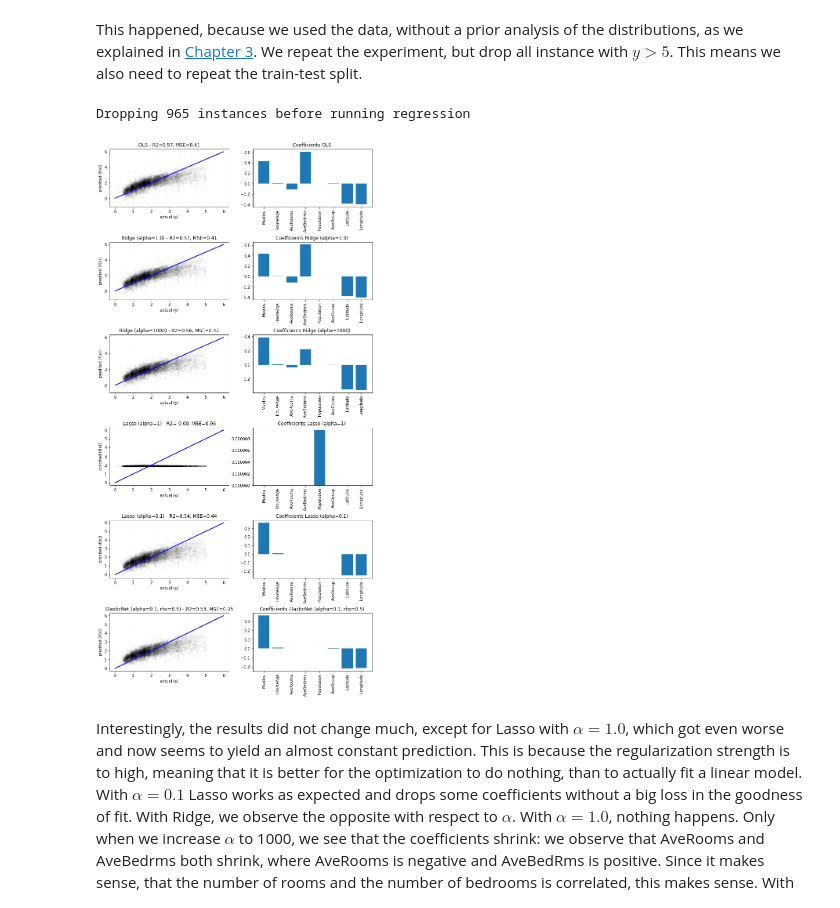
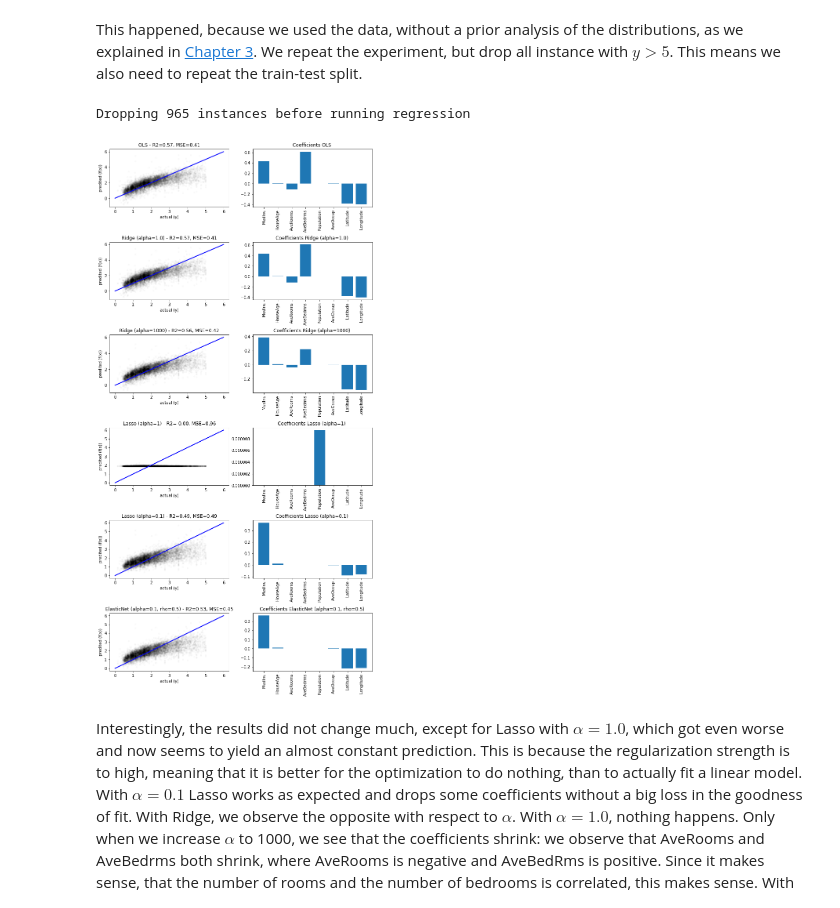
Before and after one commit to sherbold/intro-to-data-science, a Jupyter notebook: content/exercises/Solution_Regression.ipynb, the cells around one changed output. Drawn from its saved outputs; the diff is of its cells as text; code cells hidden in the pictures.

```diff
--- a/content/exercises/Solution_Regression.ipynb
+++ b/content/exercises/Solution_Regression.ipynb
@@ -66,7 +66,7 @@ names = ['OLS','Ridge (alpha=1.0)', 'Ridge (alpha=1000)', 'Lasso (alpha=1)','Las
 # Training and prediction
 Y_pred = {}
 for i,model in enumerate(models):
-    model.fit(X,Y)
+    model.fit(X_train,Y_train)
     Y_pred[names[i]] = model.predict(X_test)
 
 # Visualize Results
@@ -112,40 +112,40 @@ models = [linear_model.LinearRegression(),
           linear_model.Ridge(alpha=1),
           linear_model.Ridge(alpha=1000),
           linear_model.Lasso(alpha=1),
-          linear_model.Lasso(alpha=0.05),
+          linear_model.Lasso(alpha=0.1),
           linear_model.ElasticNet(alpha=0.1), ]
 names = ['OLS','Ridge (alpha=1.0)', 'Ridge (alpha=1000)', 'Lasso (alpha=1)','Lasso (alpha=0.1)', 'ElasticNet (alpha=0.1, rho=0.5)']
 
 # Training and prediction
 Y_pred = {}
 for i,model in enumerate(models):
     model.fit(X,Y)
     Y_pred[names[i]] = model.predict(X_test)
 
 # Visualize Results
 fig, axes = plt.subplots(len(models),2, figsize=(12,3.5*len(models)))
 y_max = 6
 for i, (model, name) in enumerate(zip(models, names)):
     r2 = r2_score(Y_test, Y_pred[name])
     mse = mean_squared_error(Y_test, Y_pred[name])
 
     axes[i,0].set_title('%s - R2=%.2f, MSE=%.2f' % (name, r2, mse))
     axes[i,0].scatter(Y_test, Y_pred[names[i]],  color='black', s=10, alpha=0.02)
     axes[i,0].plot([0, y_max],[0,y_max] , color='blue', linewidth=2)
     axes[i,0].set_xlabel('actual (y)')
     axes[i,0].set_ylabel('predited (f(x))')
 
 
     axes[i,1].set_title('Coefficients %s ' % name)
     axes[i,1].bar(predictors, model.coef_)
     axes[i,1].tick_params(axis='x', labelrotation=90)
 
 plt.subplots_adjust(left=None, bottom=0, right=None,
                     top=None, wspace=None, hspace=0.6)
 plt.show()
 # %% [output]
 Dropping 965 instances before running regression
-[figure, old version]
+[figure, new version]
 # %% [markdown]
 Interestingly, the results did not change much, except for Lasso with $\alpha=1.0$, which got even worse and now seems to yield an almost constant prediction. This is because the regularization strength is to high, meaning that it is better for the optimization to do nothing, than to actually fit a linear model. With $\alpha=0.1$ Lasso works as expected and drops some coefficients without a big loss in the goodness of fit. With Ridge, we observe the opposite with respect to $\alpha$. With $\alpha=1.0$, nothing happens. Only when we increase $\alpha$ to 1000, we see that the coefficients shrink: we observe that AveRooms and AveBedrms both shrink, where AveRooms is negative and AveBedRms is positive. Since it makes sense, that the number of rooms and the number of bedrooms is correlated, this makes sense. With Lasso, only the MedInc, house age, and Latitude, and Longitude survive. This indicates that in California the realter phrase "location, location, location" seems to be true.
 
```
Also changed, not shown: parts of 1 cell of this notebook, 9 other files.
